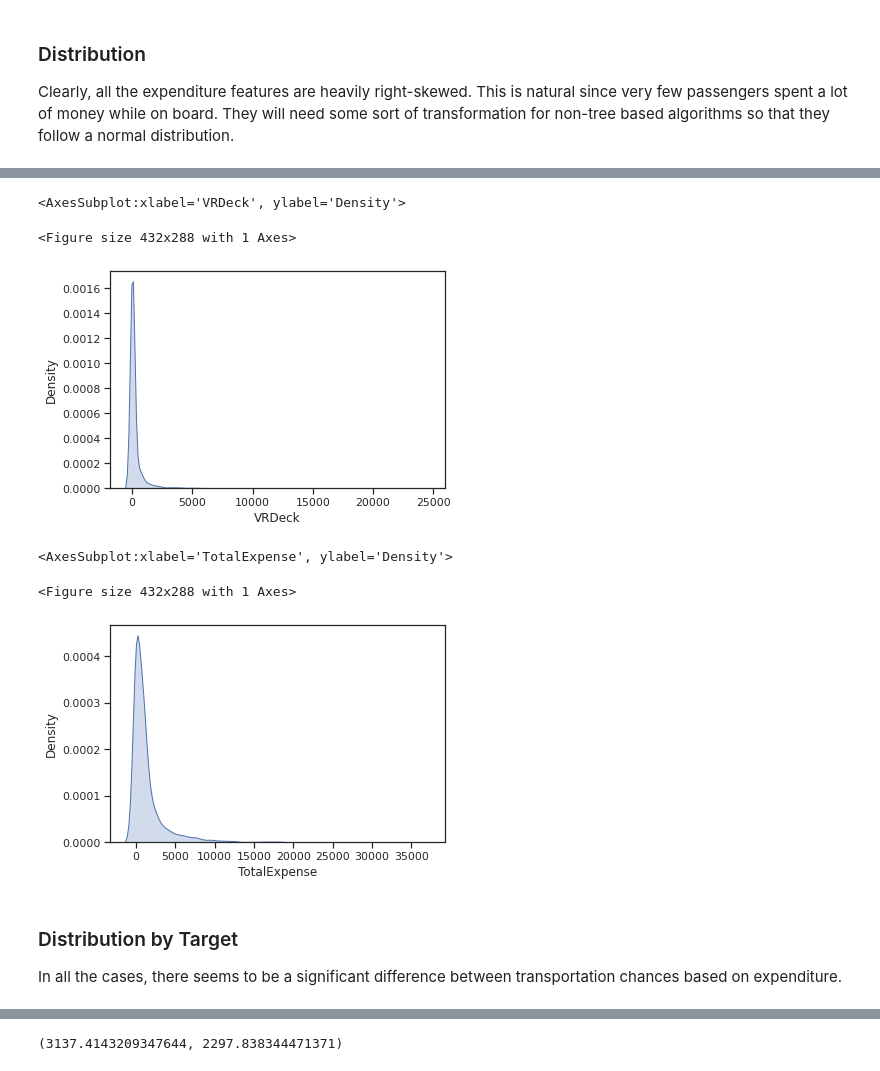
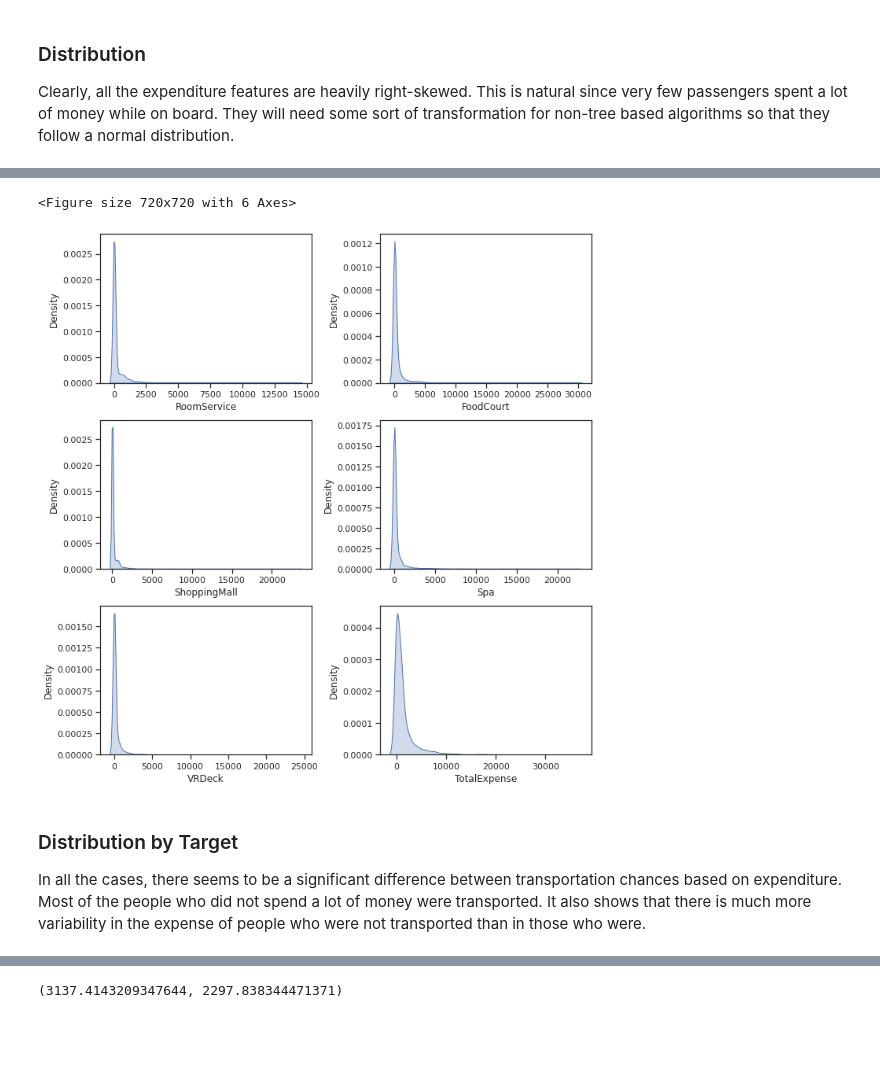
Before and after one commit to MalayAgr/Kaggle-Spaceship-Titanic, a Jupyter notebook: eda.ipynb, the cells around one changed output, grey strips where cells are left out. Cells and saved outputs as stored; diff of their text form; code cells hidden in the pictures; blank space fills up the shorter version.

```diff
--- a/eda.ipynb
+++ b/eda.ipynb
@@ -576,16 +562,15 @@ sns.kdeplot(data=df, x="Spa", fill=True)
-# %%
-sns.kdeplot(data=df, x="VRDeck", fill=True)
-# %% [output]
-<AxesSubplot:xlabel='VRDeck', ylabel='Density'>
-<Figure size 432x288 with 1 Axes>
-[figure, removed]
-# %%
-sns.kdeplot(data=df, x="TotalExpense", fill=True)
-# %% [output]
-<AxesSubplot:xlabel='TotalExpense', ylabel='Density'>
-<Figure size 432x288 with 1 Axes>
-[figure, removed]
+# %%
+fig, axes = plt.subplots(3, 2, figsize=(10, 10))
+
+# Iterating through axes and names
+for name, ax in zip(expenditure_cols, axes.flatten()):
+    sns.kdeplot(data=df, x=name, fill=True, ax=ax)
+
+plt.tight_layout()
+# %% [output]
+<Figure size 720x720 with 6 Axes>
+[figure, added]
 # %% [markdown]
 ### Distribution by Target
 
-In all the cases, there seems to be a significant difference between transportation chances based on expenditure.
+In all the cases, there seems to be a significant difference between transportation chances based on expenditure. Most of the people who did not spend a lot of money were transported. It also shows that there is much more variability in the expense of people who were not transported than in those who were.
```
Also changed, not shown: parts of 54 cells of this notebook.
